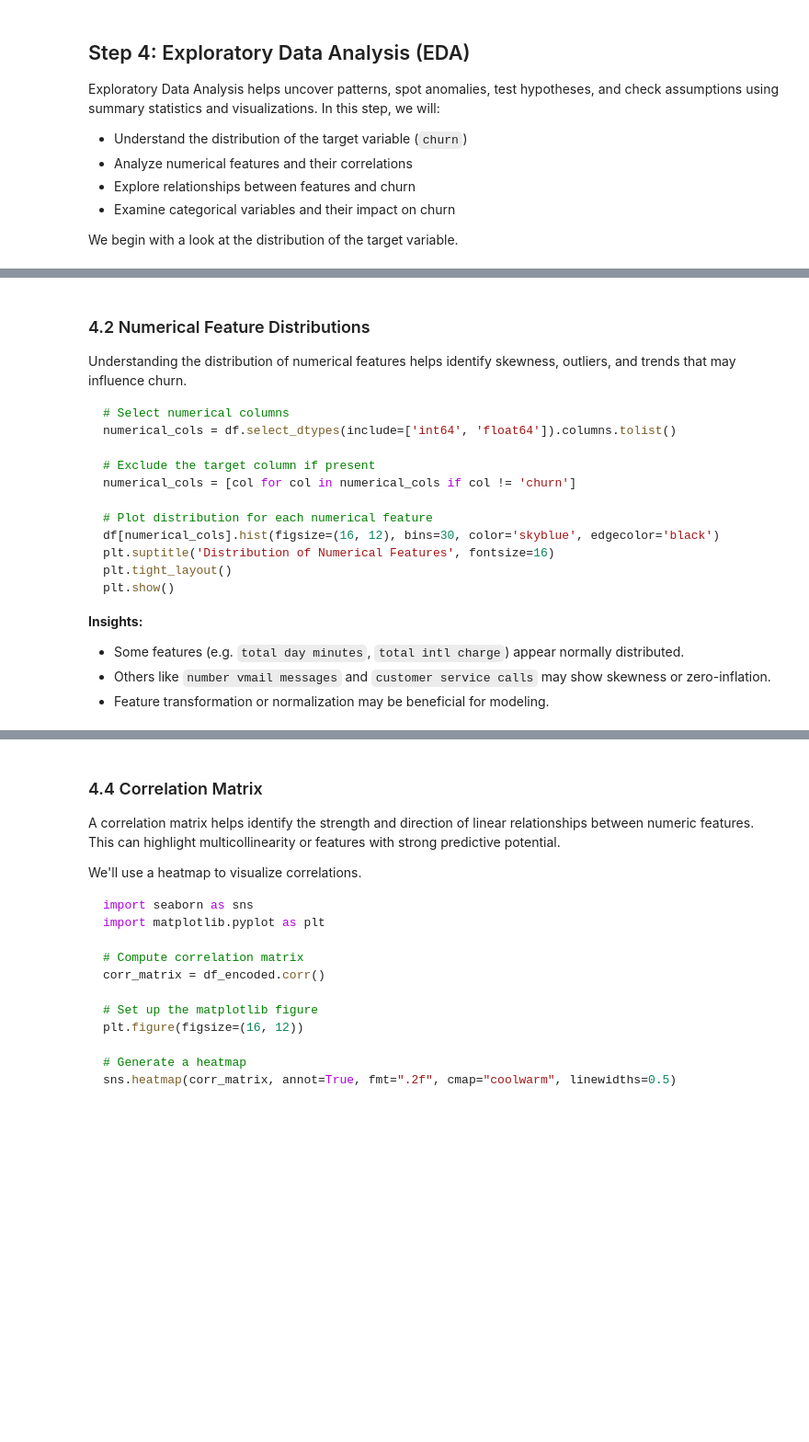
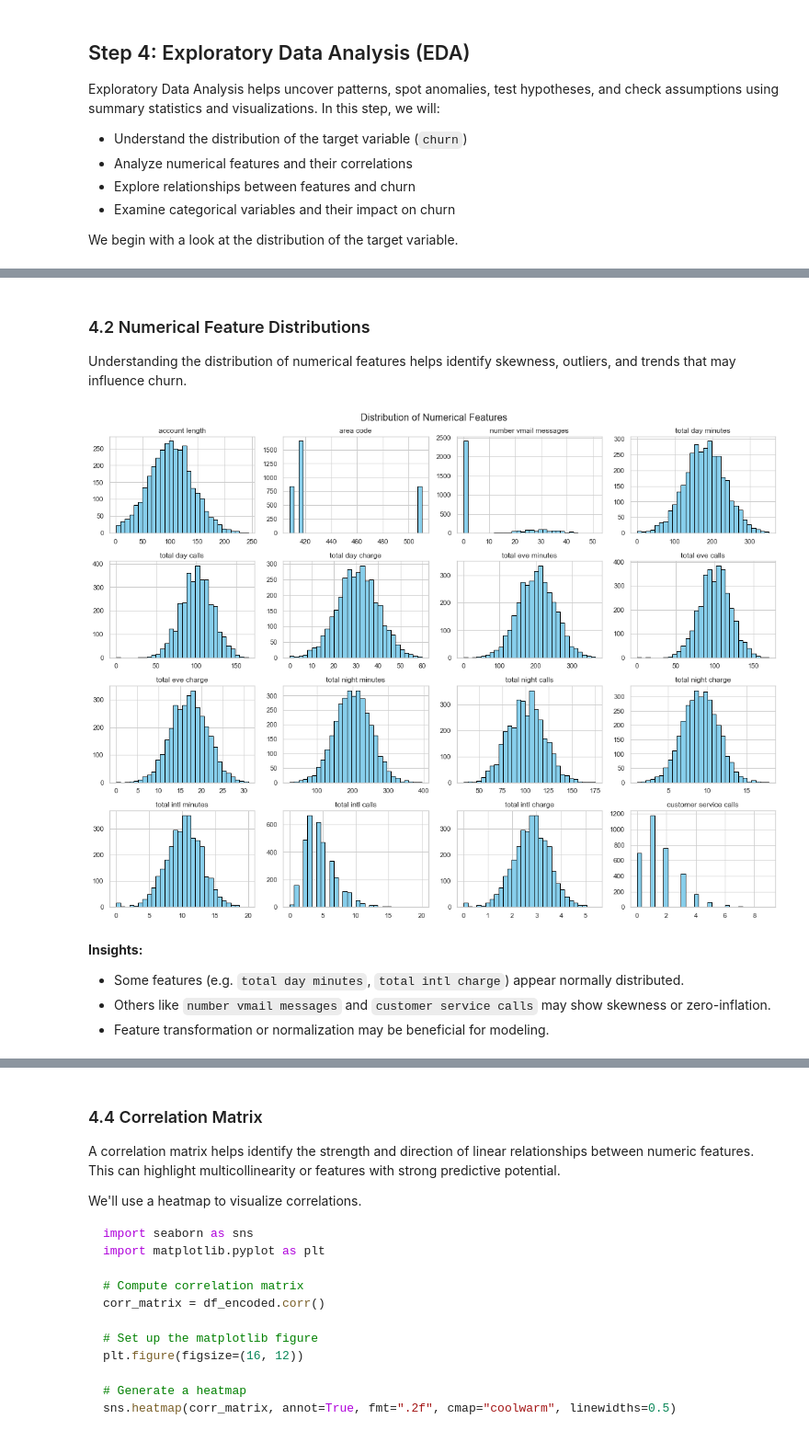
Before and after one commit to BMwihia/Customer-Churn-Analysis, a Jupyter notebook: notebooks/Customer Churn.ipynb, the cells around one changed output, grey strips where cells are left out. Shown at 92% size. Cells and saved outputs as stored; diff of their text form; code cells hidden in the pictures; blank space fills up the shorter version.

````diff
--- a/notebooks/Customer Churn.ipynb
+++ b/notebooks/Customer Churn.ipynb
@@ -430,24 +433,24 @@ print(df['churn'].value_counts(normalize=True))
 - The dataset is imbalanced, with a majority of customers not churning.
 - This class imbalance should be addressed during the modeling phase using techniques like resampling or class-weighted algorithms.
+# %% [markdown]
+### 4.2  Numerical Feature Distributions
+
+Understanding the distribution of numerical features helps identify skewness, outliers, and trends that may influence churn.
+# %%
+# Select numerical columns
+numerical_cols = df.select_dtypes(include=['int64', 'float64']).columns.tolist()
+
+# Exclude the target column if present
+numerical_cols = [col for col in numerical_cols if col != 'churn']
+
+# Plot distribution for each numerical feature
+df[numerical_cols].hist(figsize=(16, 12), bins=30, color='skyblue', edgecolor='black')
+plt.suptitle('Distribution of Numerical Features', fontsize=16)
+plt.tight_layout()
+plt.show()
+# %% [output]
+[figure, added]
 # %% [markdown]
-### 4.2  Numerical Feature Distributions
-
-Understanding the distribution of numerical features helps identify skewness, outliers, and trends that may influence churn.
-
-```python
-# Select numerical columns
-numerical_cols = df.select_dtypes(include=['int64', 'float64']).columns.tolist()
-
-# Exclude the target column if present
-numerical_cols = [col for col in numerical_cols if col != 'churn']
-
-# Plot distribution for each numerical feature
-df[numerical_cols].hist(figsize=(16, 12), bins=30, color='skyblue', edgecolor='black')
-plt.suptitle('Distribution of Numerical Features', fontsize=16)
-plt.tight_layout()
-plt.show()
-```
-
  **Insights:**
 - Some features (e.g. `total day minutes`, `total intl charge`) appear normally distributed.
 - Others like `number vmail messages` and `customer service calls` may show skewness or zero-inflation.
````
Also changed, not shown: parts of 8 cells of this notebook.
